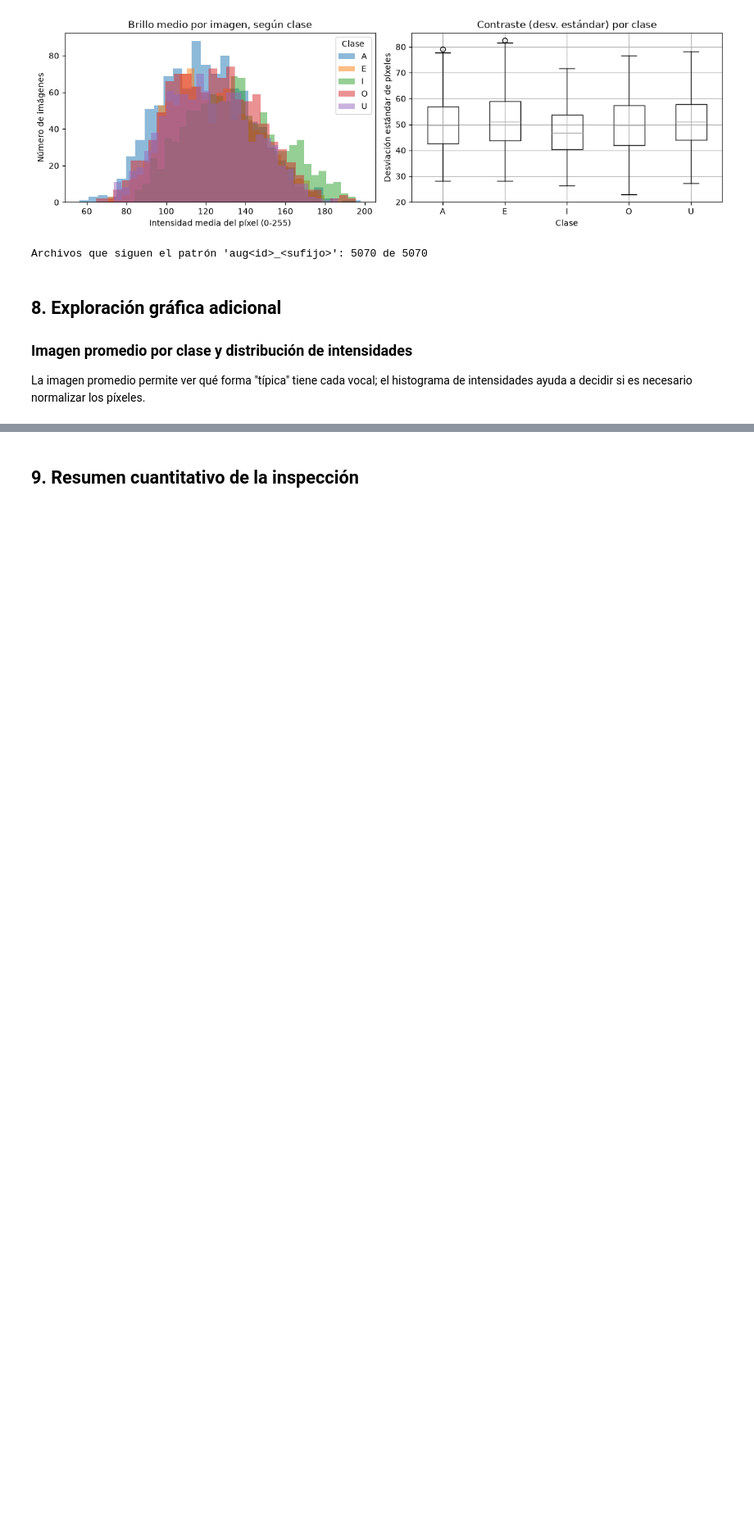
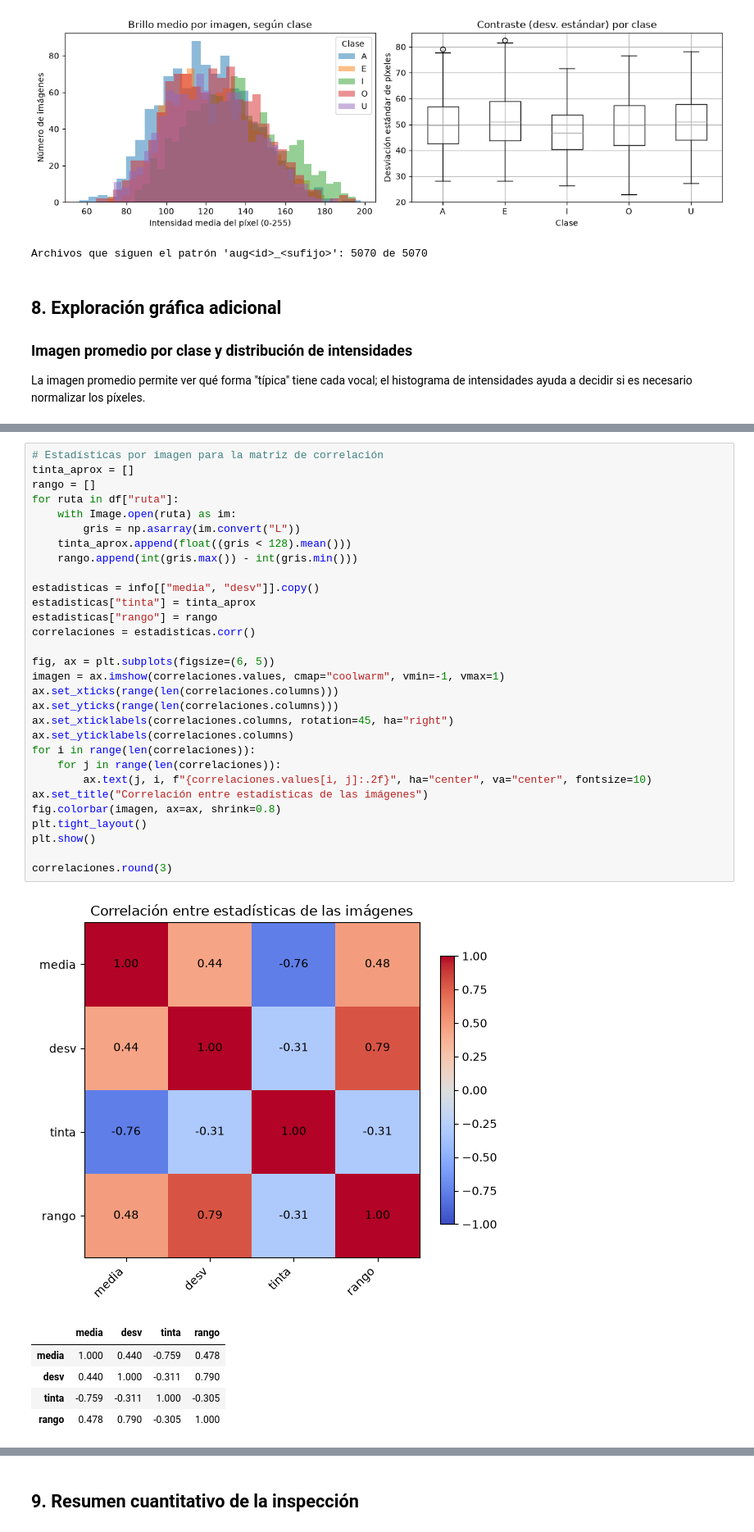
Before and after one commit to ldcantillom/vowel-recognizer-ml, a Jupyter notebook: Taller_Vocales_ML.ipynb, the cells around one changed output, grey strips where cells are left out. Shown at 82% size. Cells and saved outputs as stored; diff of their text form; blank space fills up the shorter version.

```diff
--- a/Taller_Vocales_ML.ipynb
+++ b/Taller_Vocales_ML.ipynb
@@ -375,0 +403,37 @@ plt.show()
+# %%
+# Estadísticas por imagen para la matriz de correlación
+tinta_aprox = []
+rango = []
+for ruta in df["ruta"]:
+    with Image.open(ruta) as im:
+        gris = np.asarray(im.convert("L"))
+    tinta_aprox.append(float((gris < 128).mean()))
+    rango.append(int(gris.max()) - int(gris.min()))
+
+estadisticas = info[["media", "desv"]].copy()
+estadisticas["tinta"] = tinta_aprox
+estadisticas["rango"] = rango
+correlaciones = estadisticas.corr()
+
+fig, ax = plt.subplots(figsize=(6, 5))
+imagen = ax.imshow(correlaciones.values, cmap="coolwarm", vmin=-1, vmax=1)
+ax.set_xticks(range(len(correlaciones.columns)))
+ax.set_yticks(range(len(correlaciones.columns)))
+ax.set_xticklabels(correlaciones.columns, rotation=45, ha="right")
+ax.set_yticklabels(correlaciones.columns)
+for i in range(len(correlaciones)):
+    for j in range(len(correlaciones)):
+        ax.text(j, i, f"{correlaciones.values[i, j]:.2f}", ha="center", va="center", fontsize=10)
+ax.set_title("Correlación entre estadísticas de las imágenes")
+fig.colorbar(imagen, ax=ax, shrink=0.8)
+plt.tight_layout()
+plt.show()
+
+correlaciones.round(3)
+# %% [output]
+[figure, added]
+|  | media | desv | tinta | rango |
+| media | 1.000 | 0.440 | -0.759 | 0.478 |
+| desv | 0.440 | 1.000 | -0.311 | 0.790 |
+| tinta | -0.759 | -0.311 | 1.000 | -0.305 |
+| rango | 0.478 | 0.790 | -0.305 | 1.000 |
```
Also changed, not shown: parts of 16 cells of this notebook.
